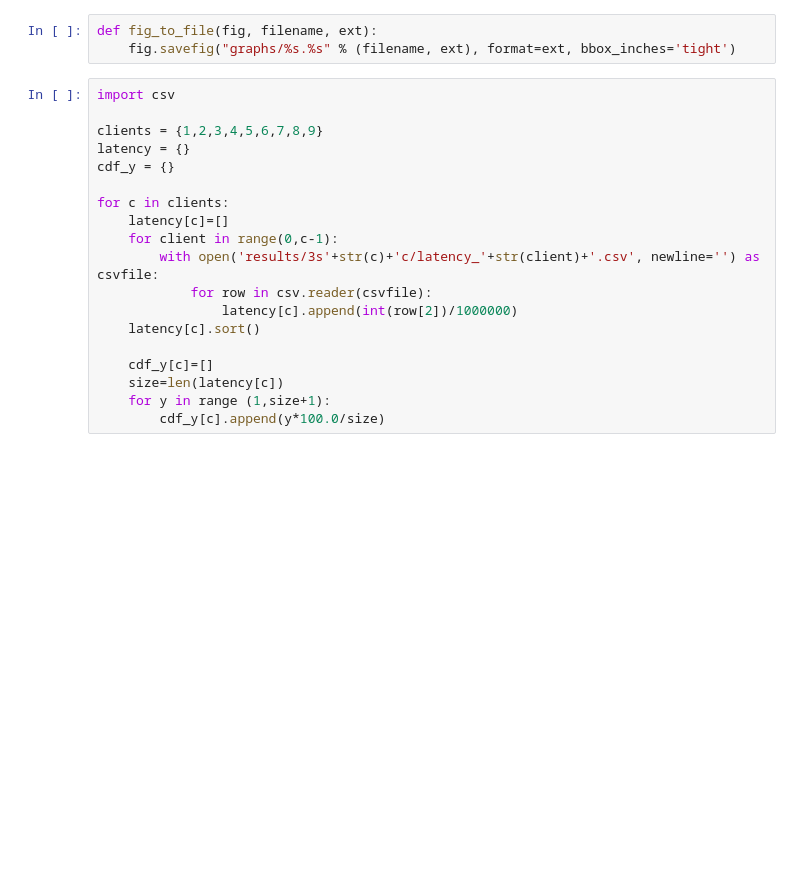
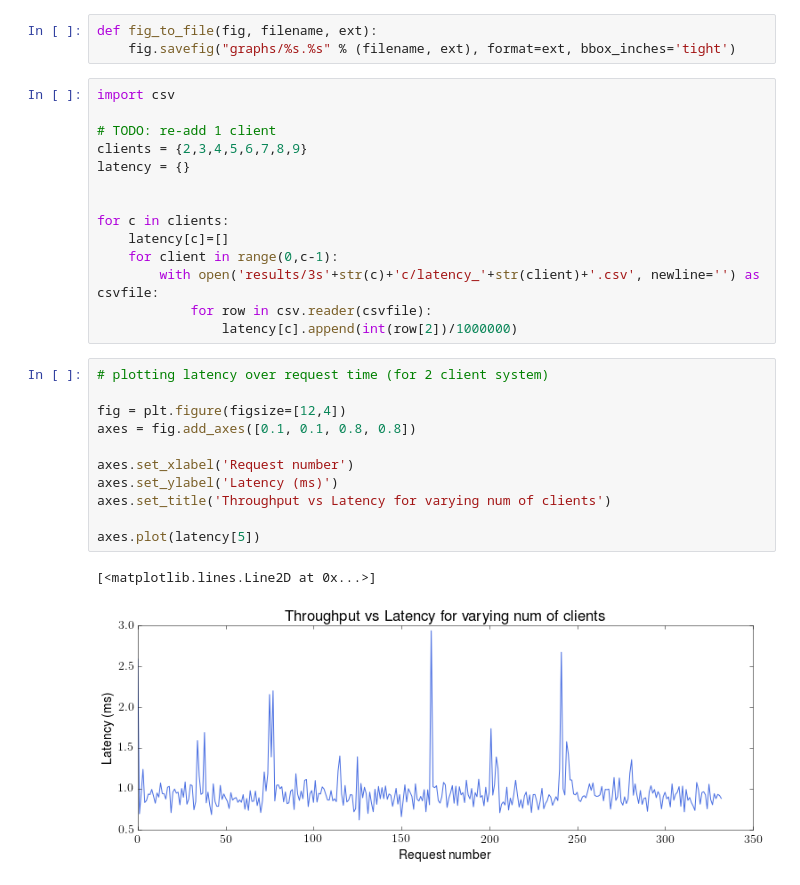
Before and after one commit to heidihoward/ios, a Jupyter notebook: scripts/graph_plotting.ipynb, the cells around one changed output. Drawn from its saved outputs; the diff is of its cells as text; blank space fills up the shorter version.

```diff
--- a/scripts/graph_plotting.ipynb
+++ b/scripts/graph_plotting.ipynb
@@ -22,9 +22,10 @@ def fig_to_file(fig, filename, ext):
 # %%
 import csv
 
-clients = {1,2,3,4,5,6,7,8,9}
+# TODO: re-add 1 client
+clients = {2,3,4,5,6,7,8,9}
 latency = {}
-cdf_y = {}
+
 
 for c in clients:
     latency[c]=[]
@@ -32,9 +33,17 @@ for c in clients:
         with open('results/3s'+str(c)+'c/latency_'+str(client)+'.csv', newline='') as csvfile:
             for row in csv.reader(csvfile):
                 latency[c].append(int(row[2])/1000000)
-    latency[c].sort()
-
-    cdf_y[c]=[]
-    size=len(latency[c])
-    for y in range (1,size+1):
-        cdf_y[c].append(y*100.0/size)
+# %%
+# plotting latency over request time (for 2 client system)
+
+fig = plt.figure(figsize=[12,4])
+axes = fig.add_axes([0.1, 0.1, 0.8, 0.8])
+
+axes.set_xlabel('Request number')
+axes.set_ylabel('Latency (ms)')
+axes.set_title('Throughput vs Latency for varying num of clients')
+
+axes.plot(latency[5])
+# %% [output]
+[<matplotlib.lines.Line2D at 0x...>]
+[figure, added]
```
Also changed, not shown: parts of 5 cells of this notebook.
